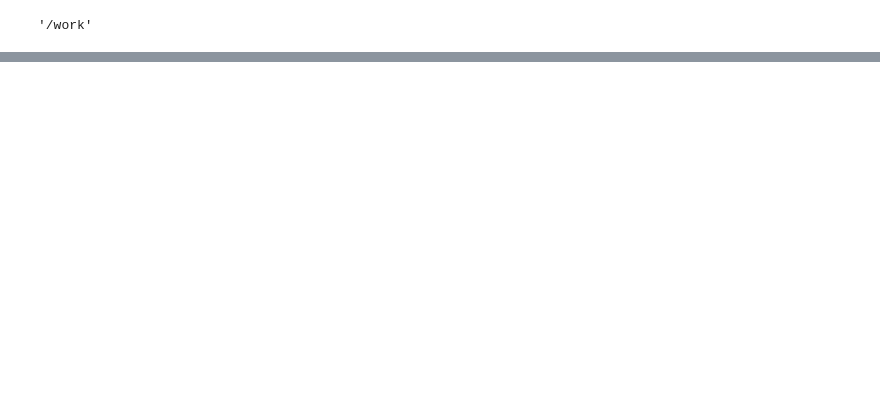
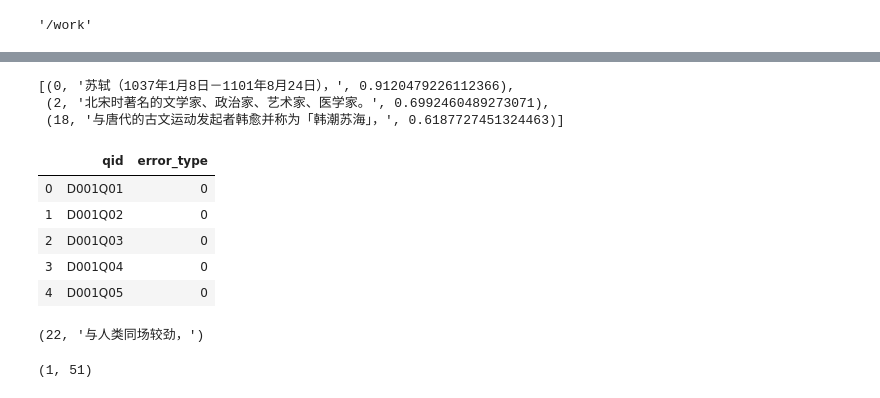
Before and after one commit to michaelmoju/fgc_support_retri, a Jupyter notebook: error_analysis.ipynb, the cells around one changed output, grey strips where cells are left out. Cells and saved outputs as stored; diff of their text form; code cells hidden in the pictures; blank space fills up the shorter version.

```diff
--- a/error_analysis.ipynb
+++ b/error_analysis.ipynb
@@ -59,2 +21,3 @@ def eval_from_threshold(data, threshold=0.5):
 # %%
-data = json_load("prediction/entity_revise.json")
+data = json_load("prediction/entity.json")
+val_data = json_load(config.FGC_DEV)
@@ -87,0 +53,31 @@ len(all_answer_sp)
+# %%
+qid = []
+qtext = []
+shint_scores = []
+sp = []
+answer_sp = []
+for d in data:
+    for q in d['QUESTIONS']:
+        qid.append(q['QID'])
+        qtext.append(q['QTEXT_CN'])
+        shint_score = [(shint_i, d['SENTS'][shint_i]['text'], q['sp_scores'][shint_i]) for shint_i in q['SHINT']]
+        shint_scores.append(shint_score)
+        sp_scores = [(sp_i, d['SENTS'][sp_i]['text'], q['sp_scores'][sp_i]) for sp_i in q['sp']]
+        sp.append(sp_scores)
+# %%
+sp[0]
+# %% [output]
+[(0, '苏轼（1037年1月8日－1101年8月24日），', 0.9120479226112366),
+ (2, '北宋时著名的文学家、政治家、艺术家、医学家。', 0.6992460489273071),
+ (18, '与唐代的古文运动发起者韩愈并称为「韩潮苏海」，', 0.6187727451324463)]
+# %%
+df = pd.DataFrame({'qid': qid, 'error_type':[0]*len(qid)})
+# %%
+df.head(5)
+# %% [output]
+|  | qid | error_type |
+| 0 | D001Q01 | 0 |
+| 1 | D001Q02 | 0 |
+| 2 | D001Q03 | 0 |
+| 3 | D001Q04 | 0 |
+| 4 | D001Q05 | 0 |
@@ -93,0 +104,5 @@ def find_q(qid, data):
+# %%
+count_string_in_d('人类', 'D079Q01', val_data)
+# %% [output]
+(22, '与人类同场较劲，')
+(1, 51)
```
Also changed, not shown: parts of 25 cells of this notebook, 6 other files.
